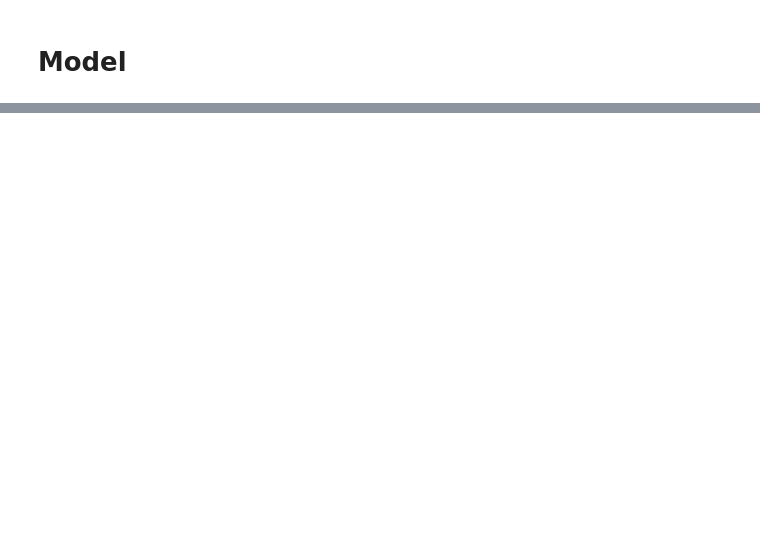
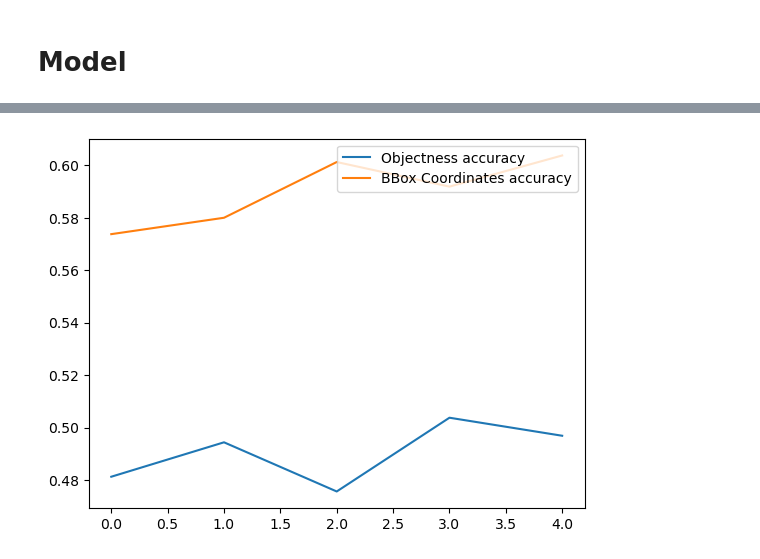
Before and after one commit to ipiriyan2002/Multi-modal-Information-extraction-on-product-images-from-auction-websites, a Jupyter notebook: Region_Detection_CORD.ipynb, the cells around one changed output, grey strips where cells are left out. Cells and saved outputs as stored; diff of their text form; code cells hidden in the pictures; blank space fills up the shorter version.

```diff
--- a/Region_Detection_CORD.ipynb
+++ b/Region_Detection_CORD.ipynb
@@ -303,0 +392,7 @@ plt.show()
+# %%
+plt.plot(epochs_range, history2.history["objectness_accuracy"], label='Objectness accuracy')
+plt.plot(epochs_range, history2.history["bbox_coords_accuracy"], label='BBox Coordinates accuracy')
+plt.legend(loc='upper right')
+plt.show()
+# %% [output]
+[figure, added]
```
Also changed, not shown: parts of 41 cells of this notebook, 10 other files.
